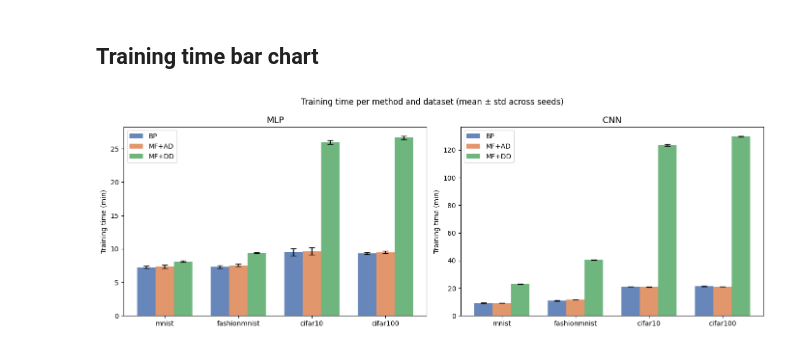
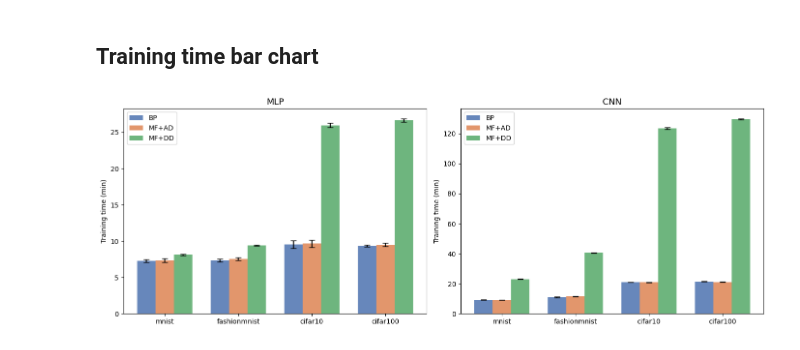
Before and after one commit to gorpeliates/ad-free-monofwd, a Jupyter notebook: notebooks/acc_time_comparison.ipynb, the cells around one changed output. Drawn from its saved outputs; the diff is of its cells as text; code cells hidden in the pictures.

```diff
--- a/notebooks/acc_time_comparison.ipynb
+++ b/notebooks/acc_time_comparison.ipynb
@@ -382,32 +382,32 @@ fig, axes = plt.subplots(1, 2, figsize=(14, 5), sharey=False)
 
 for ax, arch in zip(axes, ["mlp", "cnn"]):
     x = np.arange(len(DATASETS))
     width = 0.25
     for i, method in enumerate(METHOD_ORDER):
         means, stds = [], []
         for ds in DATASETS:
             m, s = get_time(arch, method, ds)
             means.append(m)
             stds.append(s)
         ax.bar(
             x + i * width,
             means,
             width,
             yerr=stds,
             label=METHOD_LABELS[method],
             color=COLORS[method],
             capsize=4,
             alpha=0.85,
         )
 
     ax.set_title(arch.upper(), fontsize=13)
     ax.set_xticks(x + width)
     ax.set_xticklabels(DATASETS)
     ax.set_ylabel("Training time (min)")
     ax.legend()
 
-fig.suptitle("Training time per method and dataset (mean \u00b1 std across seeds)", fontsize=12)
+# fig.suptitle("Training time per method and dataset (mean \u00b1 std across seeds)", fontsize=12)
 plt.tight_layout()
 plt.show()
 # %% [output]
-[figure, old version]
+[figure, new version]
```
Also changed, not shown: parts of 5 cells of this notebook.
